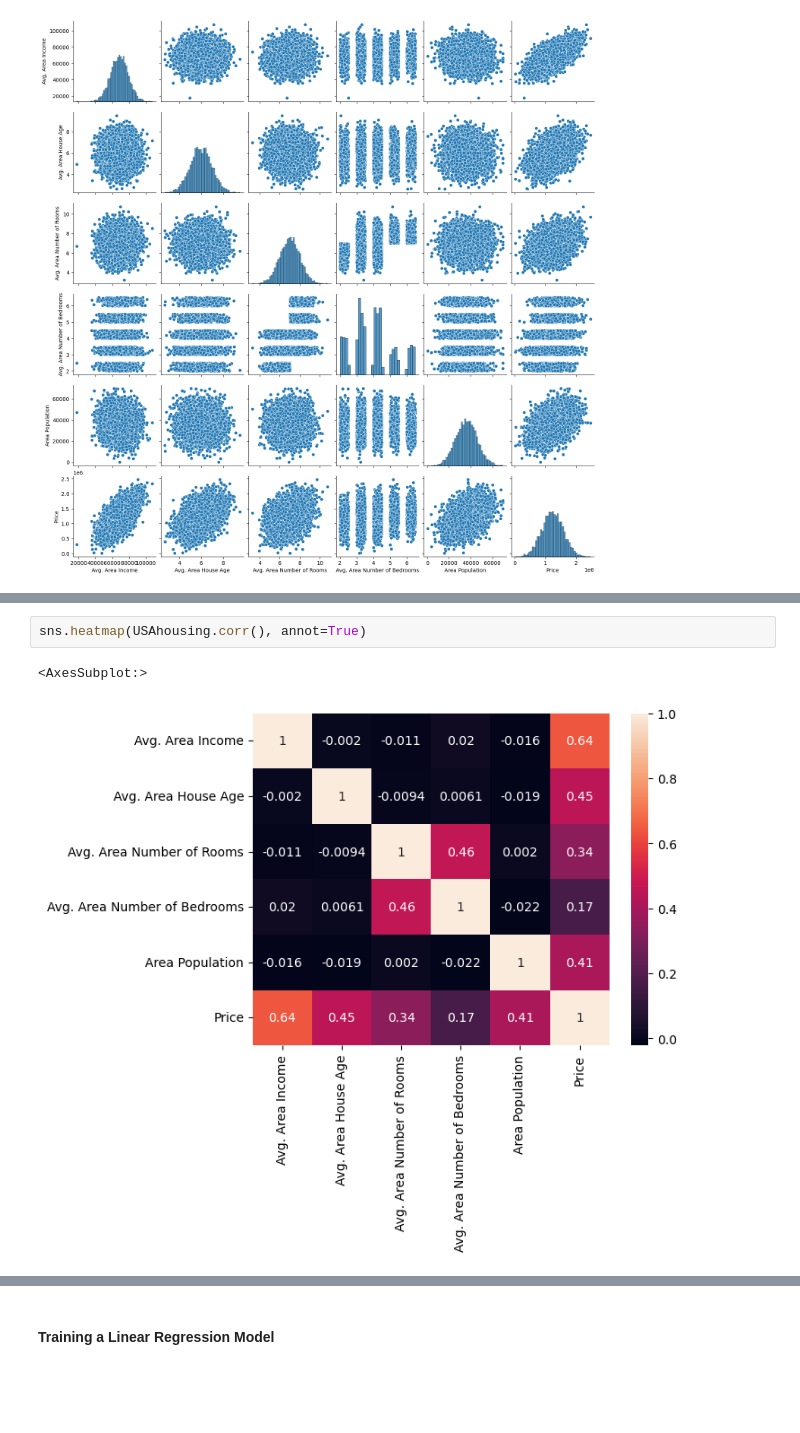
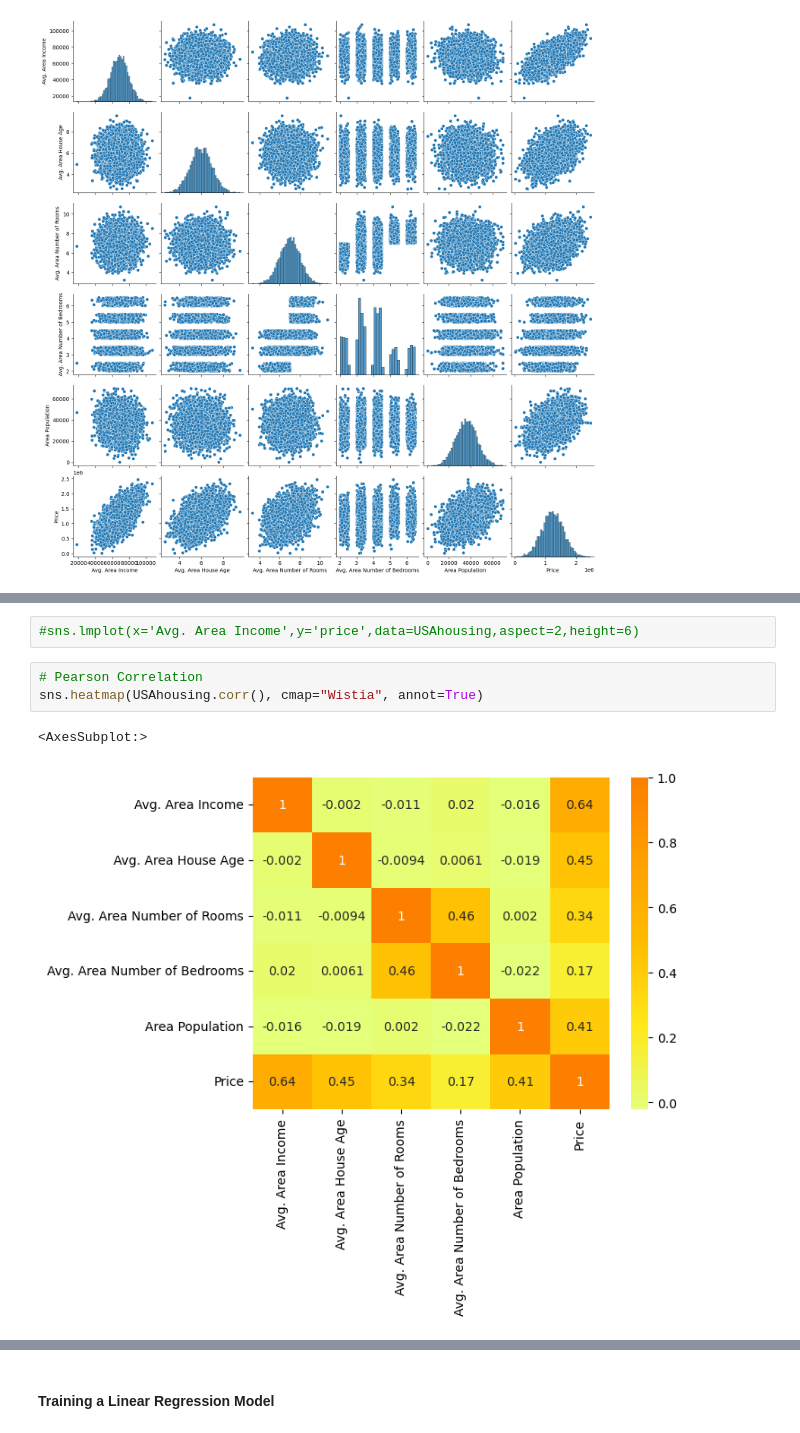
Before and after one commit to rdzjr1997/Python_ML, a Jupyter notebook: Regression_Example.ipynb, the cells around one changed output, grey strips where cells are left out. Saved outputs shown, nothing was run; the diff lists cells and outputs as text; blank space fills up the shorter version.

```diff
--- a/Regression_Example.ipynb
+++ b/Regression_Example.ipynb
@@ -93,5 +127,8 @@ sns.distplot(USAhousing["Price"])
+# %%
+#sns.lmplot(x='Avg. Area Income',y='price',data=USAhousing,aspect=2,height=6)
 # %%
-sns.heatmap(USAhousing.corr(), annot=True)
+# Pearson Correlation
+sns.heatmap(USAhousing.corr(), cmap="Wistia", annot=True)
 # %% [output]
 <AxesSubplot:>
-[figure, old version]
+[figure, new version]
```
Also changed, not shown: parts of 21 cells of this notebook.
